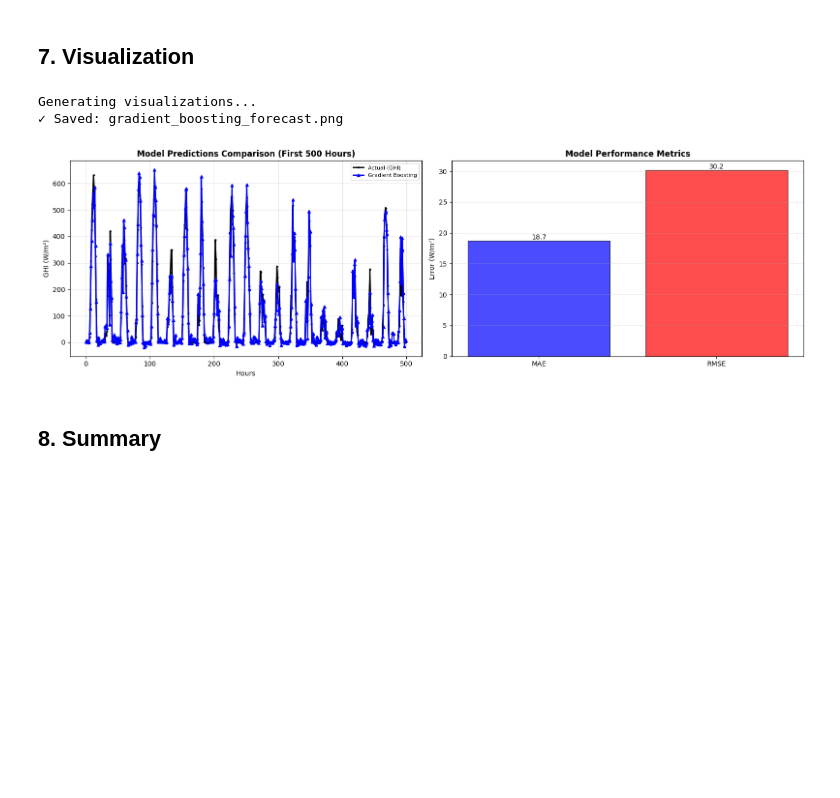
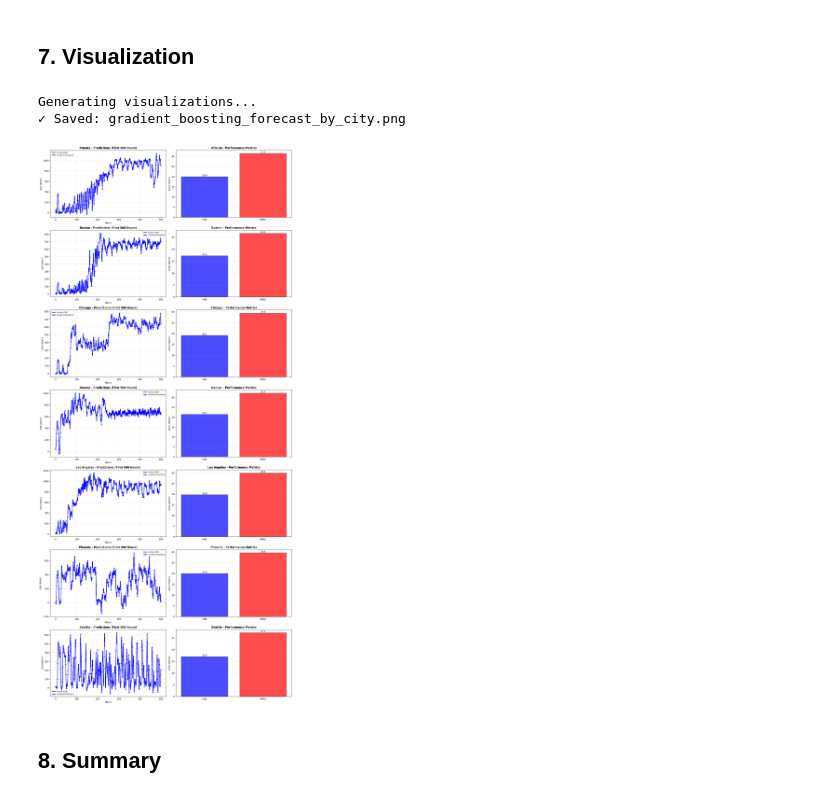
Before and after one commit to esahcho/CSE-6242-Project, a Jupyter notebook: gradient_boosting_forecast.ipynb, the cells around one changed output. Drawn from its saved outputs; the diff is of its cells as text; code cells hidden in the pictures; blank space fills up the shorter version.

Commit message:
added cities to model

```diff
--- a/gradient_boosting_forecast.ipynb
+++ b/gradient_boosting_forecast.ipynb
@@ -48,6 +48,21 @@ print(f"  Min: {ghi_series.min():.2f}, Max: {ghi_series.max():.2f}")
 print(f"  Missing values: {ghi_series.isnull().sum()}")
 
 print(f"\nAvailable features:\n{df.dtypes}")
+
+# Detect city column (case-insensitive for this dataset)
+city_column = None
+if 'city' in df.columns:
+    city_column = 'city'
+elif 'City' in df.columns:
+    city_column = 'City'
+
+if city_column is not None:
+    unique_cities = df[city_column].unique()
+    print(f"\nUnique cities ({city_column}): {len(unique_cities)}")
+    print(f"Cities: {sorted(unique_cities)}")
+else:
+    print("\nWARNING: City column not found in dataset")
+    unique_cities = [None]
 # %% [output]
 ==================================================
 LOADING HOURLY DATA
@@ -283,40 +378,53 @@ Training Gradient Boosting...
 # %%
 print("\nGenerating visualizations...")
 
-# Plot predictions comparison
-fig, axes = plt.subplots(1, 2, figsize=(16, 5))
+# Get unique cities
+cities_list = sorted(results_df['city'].unique())
+n_cities = len(cities_list)
 
-# First 500 hours for clarity
-n_plot = min(500, len(y_test))
-hours = range(n_plot)
+# Create subplots for each city
+fig, axes = plt.subplots(n_cities, 2, figsize=(16, 5*n_cities))
 
-# Subplot 1: Predictions
-ax = axes[0]
-ax.plot(hours, y_test.values[:n_plot], 'o-', label='Actual (GHI)', linewidth=2, markersize=2, color='black')
-ax.plot(hours, pred_gb[:n_plot], '^-', label='Gradient Boosting', linewidth=2, markersize=4, color='blue')
-ax.set_xlabel('Hours'); ax.set_ylabel('GHI (W/m²)')
-ax.set_title('Model Predictions Comparison (First 500 Hours)', fontweight='bold')
-ax.legend(loc='best', fontsize=8); ax.grid(True, alpha=0.3)
+if n_cities == 1:
+    axes = axes.reshape(1, -1)
 
-# Subplot 2: Metrics
-ax = axes[1]
-ax.bar(['MAE', 'RMSE'], [mae_gb, rmse_gb], color=['blue', 'red'], alpha=0.7, edgecolor='black')
-ax.set_ylabel('Error (W/m²)')
-ax.set_title('Model Performance Metrics', fontweight='bold')
-ax.grid(True, alpha=0.3, axis='y')
+for idx, city in enumerate(cities_list):
+    city_data = results_df[results_df['city'] == city].copy()
+    city_data = city_data.sort_values('date')
 
-# Add value labels
-for bar, val in zip(ax.patches, [mae_gb, rmse_gb]):
-    ax.text(bar.get_x() + bar.get_width()/2, bar.get_height(), f'{val:.1f}', ha='center', va='bottom')
+    # First 500 hours for clarity
+    n_plot = min(500, len(city_data))
+    hours = range(n_plot)
+
+    # Subplot 1: Predictions for this city
+    ax = axes[idx, 0]
+    ax.plot(hours, city_data['actual_ghi'].values[:n_plot], 'o-', label='Actual (GHI)', linewidth=2, markersize=2, color='black')
+    ax.plot(hours, city_data['forecasted_ghi'].values[:n_plot], '^-', label='Gradient Boosting', linewidth=2, markersize=4, color='blue')
+    ax.set_xlabel('Hours'); ax.set_ylabel('GHI (W/m²)')
+    ax.set_title(f'{city} - Predictions (First 500 Hours)', fontweight='bold')
+    ax.legend(loc='best', fontsize=8); ax.grid(True, alpha=0.3)
+
+    # Subplot 2: Metrics for this city
+    ax = axes[idx, 1]
+    mae = city_data['mae'].iloc[0]
+    rmse = city_data['rmse'].iloc[0]
+    ax.bar(['MAE', 'RMSE'], [mae, rmse], color=['blue', 'red'], alpha=0.7, edgecolor='black')
+    ax.set_ylabel('Error (W/m²)')
+    ax.set_title(f'{city} - Performance Metrics', fontweight='bold')
+    ax.grid(True, alpha=0.3, axis='y')
+
+    # Add value labels
+    for bar, val in zip(ax.patches, [mae, rmse]):
+        ax.text(bar.get_x() + bar.get_width()/2, bar.get_height(), f'{val:.1f}', ha='center', va='bottom')
 
 plt.tight_layout()
-plt.savefig('gradient_boosting_forecast.png', dpi=300, bbox_inches='tight')
-print("✓ Saved: gradient_boosting_forecast.png")
+plt.savefig('gradient_boosting_forecast_by_city.png', dpi=300, bbox_inches='tight')
+print("✓ Saved: gradient_boosting_forecast_by_city.png")
 plt.show()
 # %% [output]
 Generating visualizations...
-✓ Saved: gradient_boosting_forecast.png
+✓ Saved: gradient_boosting_forecast_by_city.png
-[figure, old version]
+[figure, new version]
 # %% [markdown]
 ## 8. Summary
 # %%
```
Also changed, not shown: parts of 13 cells of this notebook, 2 other files.
